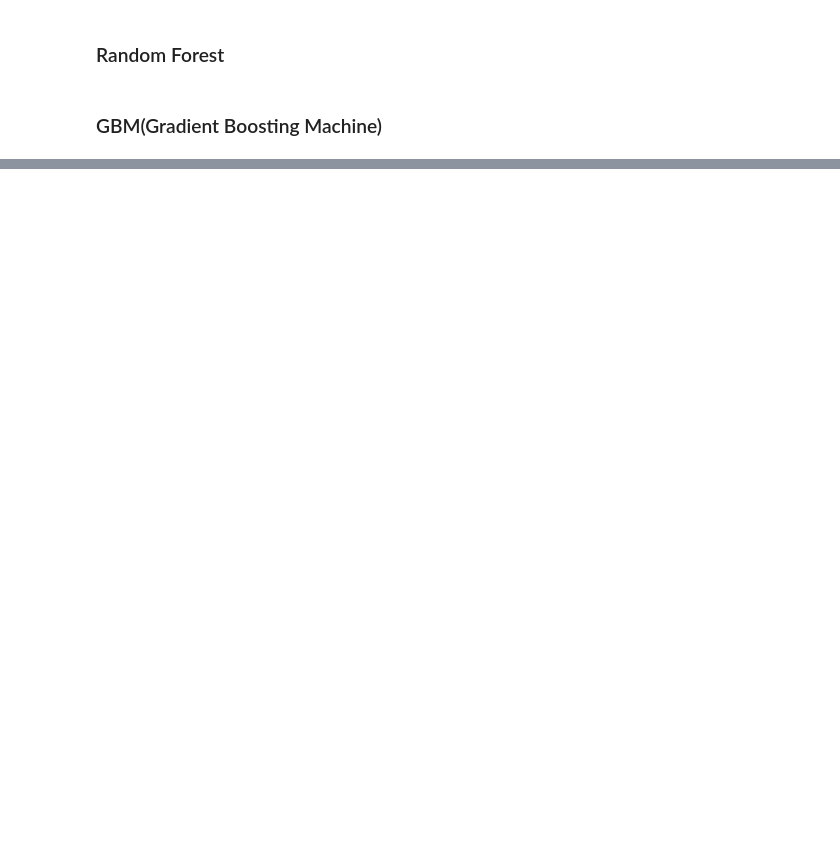
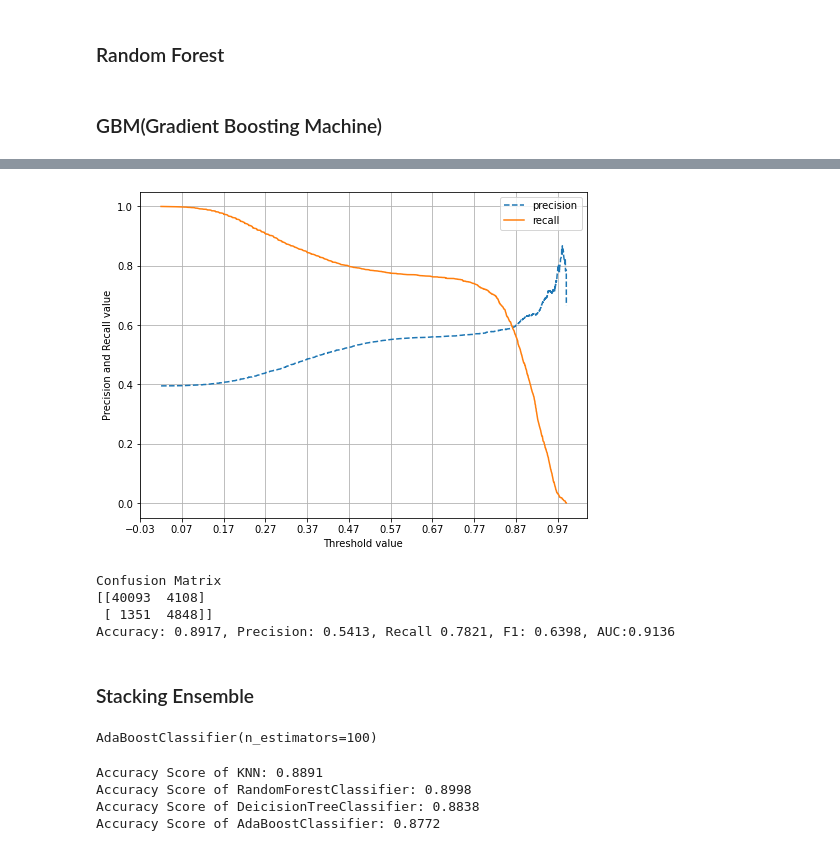
Before and after one commit to escortKwon/IndividualProjects_for_Portfolio, a Jupyter notebook: Loan Prediction/LoanPrediction.ipynb, the cells around one changed output, grey strips where cells are left out. Cells and saved outputs as stored; diff of their text form; code cells hidden in the pictures; blank space fills up the shorter version.

```diff
--- a/Loan Prediction/LoanPrediction.ipynb
+++ b/Loan Prediction/LoanPrediction.ipynb
@@ -363,0 +423,20 @@ Accuracy of KNeighborsClassifier: 0.8918
+# %%
+precision_recall_curve_plot(y_test, rf_pred_proba_over)
+# %% [output]
+[figure, added]
+# %%
+# Create estimator and process fitting, prediction and evaluation for model after applying SMOTE
+lgbm_clf = LGBMClassifier(n_estimators=1000, num_leaves=64, n_jobs=-1, boost_from_average=False)
+
+lgbm_clf.fit(X_train_over, y_train_over)
+lgbm_preds_over = lgbm_clf.predict(X_test)
+lgbm_pred_proba = lgbm_clf.predict_proba(X_test)[:, 1]
+
+get_clf_eval(y_test, lgbm_preds_over, lgbm_pred_proba)
+# %% [output]
+Confusion Matrix
+[[40093  4108]
+ [ 1351  4848]]
+Accuracy: 0.8917, Precision: 0.5413, Recall 0.7821, F1: 0.6398, AUC:0.9136
+# %% [markdown]
+### Stacking Ensemble
@@ -363,0 +452,25 @@ Accuracy of KNeighborsClassifier: 0.8918
+# %%
+# Fitting each models
+knn_clf.fit(X_train, y_train)
+rf_clf.fit(X_train, y_train)
+dt_clf.fit(X_train, y_train)
+ada_clf.fit(X_train, y_train)
+# %% [output]
+AdaBoostClassifier(n_estimators=100)
+# %%
+# Predict each models and predict them
+
+knn_pred = knn_clf.predict(X_test)
+rf_pred = rf_clf.predict(X_test)
+dt_pred = dt_clf.predict(X_test)
+ada_pred = ada_clf.predict(X_test)
+
+print('Accuracy Score of KNN: {0:.4f}'.format(accuracy_score(y_test, knn_pred)))
+print('Accuracy Score of RandomForestClassifier: {0:.4f}'.format(accuracy_score(y_test, rf_pred)))
+print('Accuracy Score of DeicisionTreeClassifier: {0:.4f}'.format(accuracy_score(y_test, dt_pred)))
+print('Accuracy Score of AdaBoostClassifier: {0:.4f}'.format(accuracy_score(y_test, ada_pred)))
+# %% [output]
+Accuracy Score of KNN: 0.8891
+Accuracy Score of RandomForestClassifier: 0.8998
+Accuracy Score of DeicisionTreeClassifier: 0.8838
+Accuracy Score of AdaBoostClassifier: 0.8772
```
Also changed, not shown: parts of 28 cells of this notebook, 3 other files.
